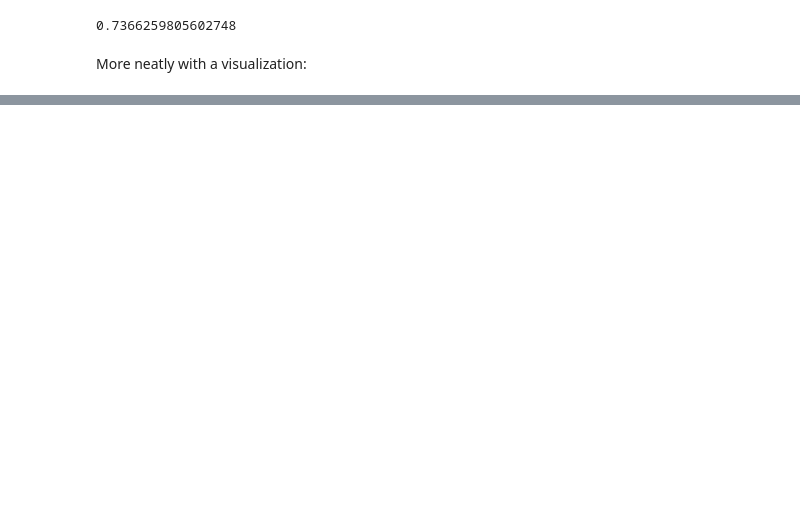
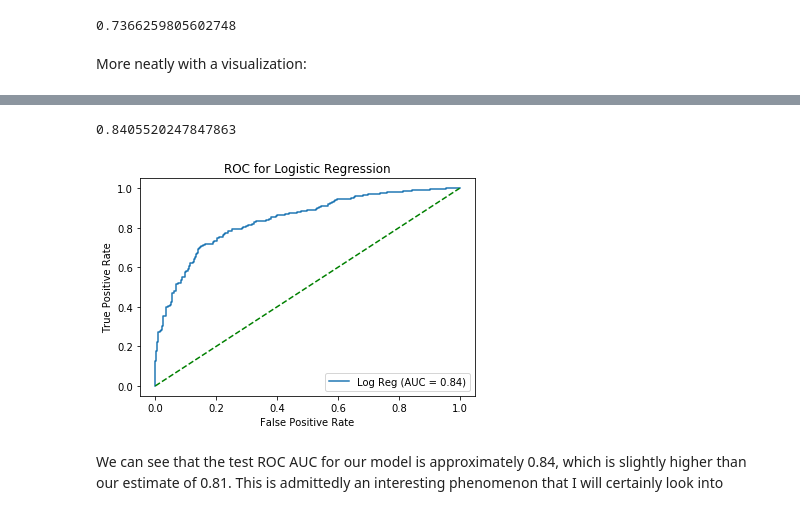
Before and after one commit to DImsirovic/cfb_game_prediction, a Jupyter notebook: modeling/model_building.ipynb, the cells around one changed output, grey strips where cells are left out. Drawn from its saved outputs; the diff is of its cells as text; code cells hidden in the pictures; blank space fills up the shorter version.

```diff
--- a/modeling/model_building.ipynb
+++ b/modeling/model_building.ipynb
@@ -226,0 +246,18 @@ plt.show()
+# %%
+new_X_test = X_test[new_cols]
+log_reg = Pipeline([('scalar', StandardScaler()),
+                    ('log_reg', LogisticRegression())])
+log_fit_test = log_reg.fit(new_X_test, y_test)
+
+roc_auc_score(y_test, log_fit_test.predict_proba(new_X_test)[:, 1])
+# %% [output]
+0.8405520247847863
+# %%
+metrics.plot_roc_curve(log_fit_test, new_X_test, y_test, name='Log Reg')
+plt.plot([0, 1], [0, 1], linestyle='dashed', color='green')
+plt.title("ROC for Logistic Regression")
+plt.savefig('roc_auc_TEST.png')
+# %% [output]
+[figure, added]
+# %% [markdown]
+We can see that the test ROC AUC for our model is approximately 0.84, which is slightly higher than our estimate of 0.81. This is admittedly an interesting phenomenon that I will certainly look into
```
Also changed, not shown: parts of 13 cells of this notebook.
